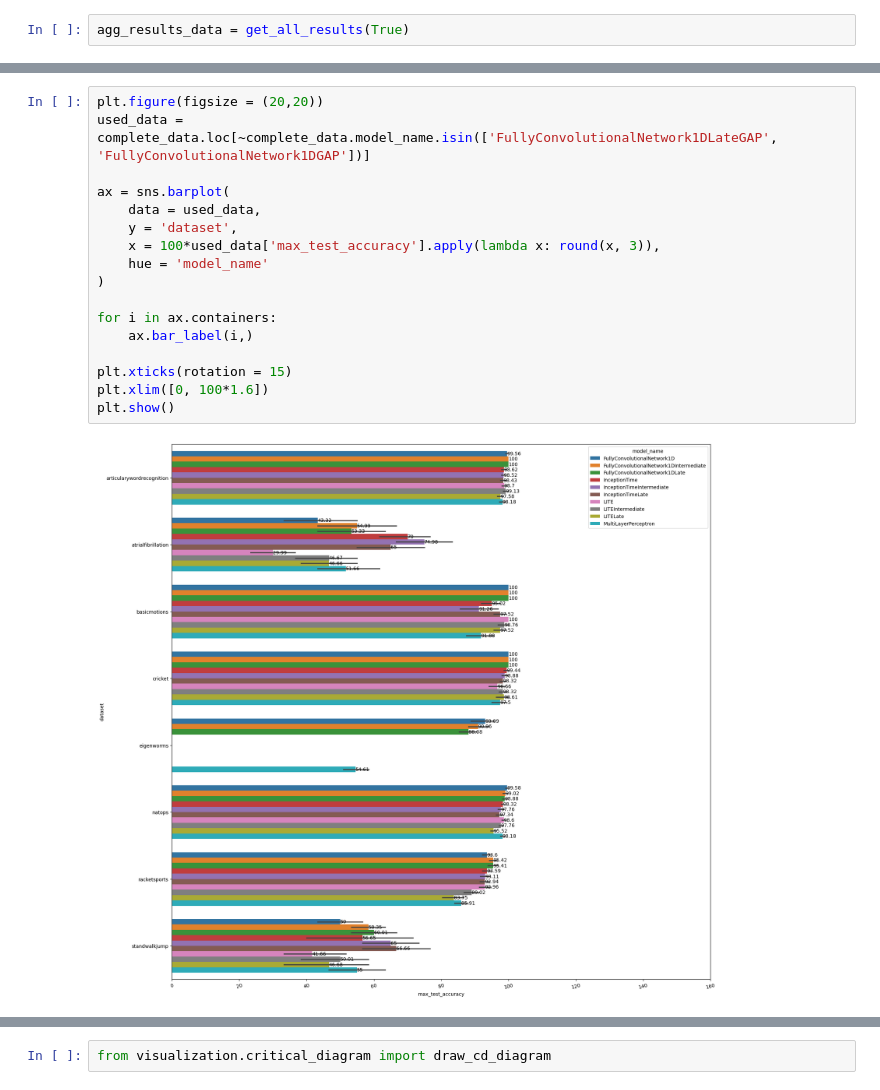
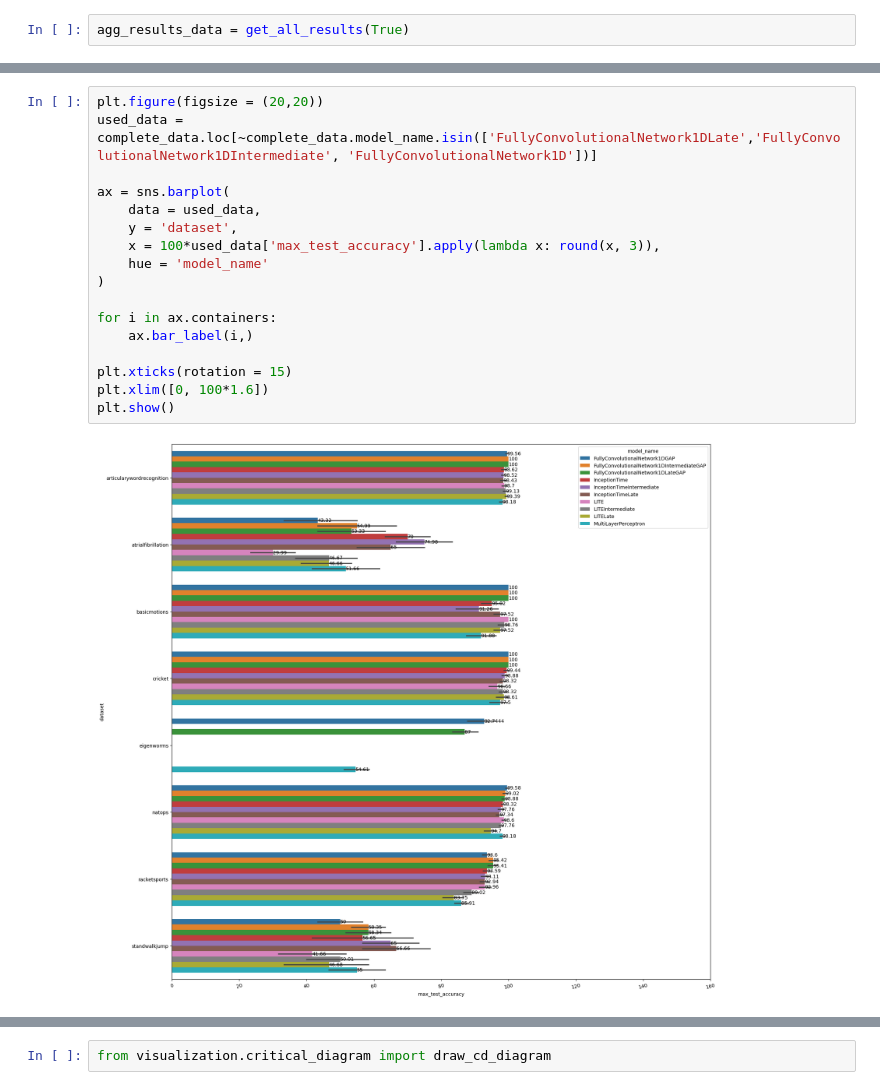
Before and after one commit to samuelthomaz7/multimodal_time_series_classification, a Jupyter notebook: test_notebook.ipynb, the cells around one changed output, grey strips where cells are left out. Drawn from its saved outputs; the diff is of its cells as text.

```diff
--- a/test_notebook.ipynb
+++ b/test_notebook.ipynb
@@ -57,20 +58,20 @@ array(['FullyConvolutionalNetwork1D', 'FullyConvolutionalNetwork1DGAP',
       dtype=object)
 # %%
 plt.figure(figsize = (20,20))
-used_data = complete_data.loc[~complete_data.model_name.isin(['FullyConvolutionalNetwork1DLateGAP', 'FullyConvolutionalNetwork1DGAP'])]
+used_data = complete_data.loc[~complete_data.model_name.isin(['FullyConvolutionalNetwork1DLate','FullyConvolutionalNetwork1DIntermediate', 'FullyConvolutionalNetwork1D'])]
 
 ax = sns.barplot(
     data = used_data,
     y = 'dataset',
     x = 100*used_data['max_test_accuracy'].apply(lambda x: round(x, 3)),
     hue = 'model_name'
 )
 
 for i in ax.containers:
     ax.bar_label(i,)
 
 plt.xticks(rotation = 15)
 plt.xlim([0, 100*1.6])
 plt.show()
 # %% [output]
-[figure, old version]
+[figure, new version]
```
Also changed, not shown: parts of 15 cells of this notebook, 3 other files.
